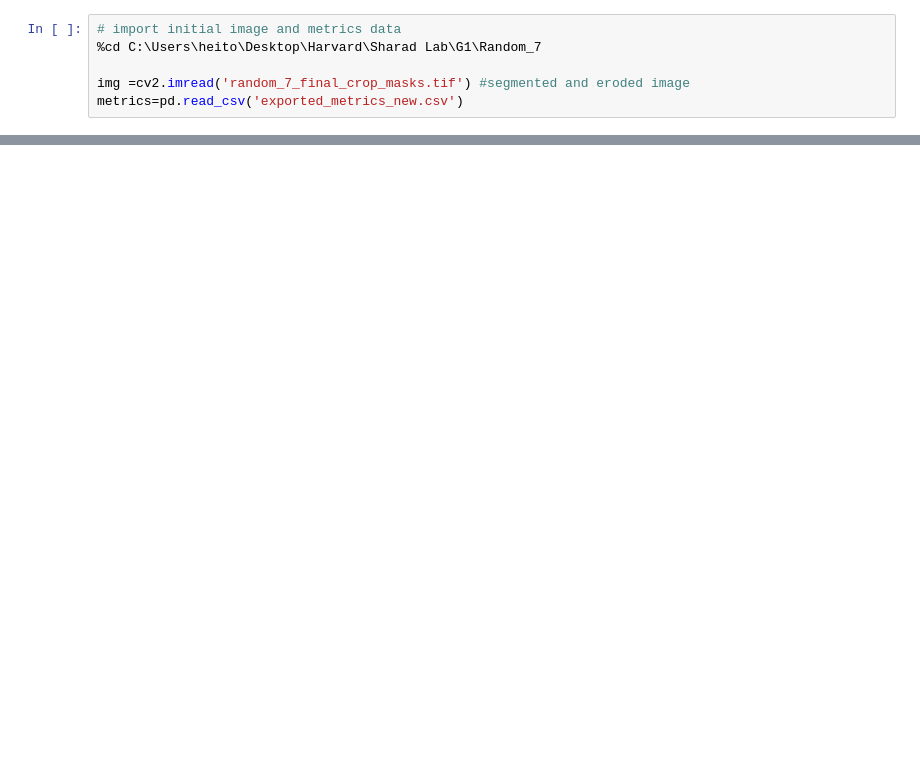
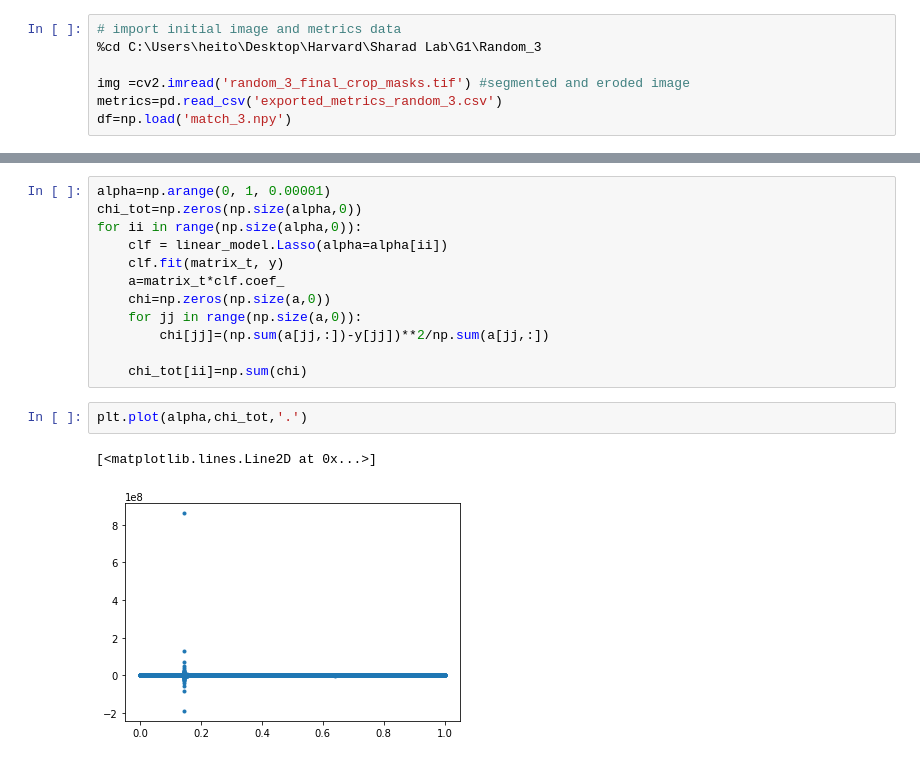
Before and after one commit to iamsmurph/SymBreak, a Jupyter notebook: scripting/Lasso_reduction.ipynb, the cells around one changed output, grey strips where cells are left out. Saved outputs shown, nothing was run; the diff lists cells and outputs as text; blank space fills up the shorter version.

```diff
--- a/scripting/Lasso_reduction.ipynb
+++ b/scripting/Lasso_reduction.ipynb
@@ -14,7 +15,8 @@ import gc
 # %%
 # import initial image and metrics data
-%cd C:\Users\heito\Desktop\Harvard\Sharad Lab\G1\Random_7
+%cd C:\Users\heito\Desktop\Harvard\Sharad Lab\G1\Random_3
 
-img =cv2.imread('random_7_final_crop_masks.tif') #segmented and eroded image
-metrics=pd.read_csv('exported_metrics_new.csv')
+img =cv2.imread('random_3_final_crop_masks.tif') #segmented and eroded image
+metrics=pd.read_csv('exported_metrics_random_3.csv')
+df=np.load('match_3.npy')
 # %% [output]
@@ -75,0 +118,17 @@ print(clf.coef_)
+# %%
+alpha=np.arange(0, 1, 0.00001)
+chi_tot=np.zeros(np.size(alpha,0))
+for ii in range(np.size(alpha,0)):
+    clf = linear_model.Lasso(alpha=alpha[ii])
+    clf.fit(matrix_t, y)
+    a=matrix_t*clf.coef_
+    chi=np.zeros(np.size(a,0))
+    for jj in range(np.size(a,0)):
+        chi[jj]=(np.sum(a[jj,:])-y[jj])**2/np.sum(a[jj,:])
+
+    chi_tot[ii]=np.sum(chi)
+# %%
+plt.plot(alpha,chi_tot,'.')
+# %% [output]
+[<matplotlib.lines.Line2D at 0x...>]
+[figure, added]
```
Also changed, not shown: parts of 15 cells of this notebook.
